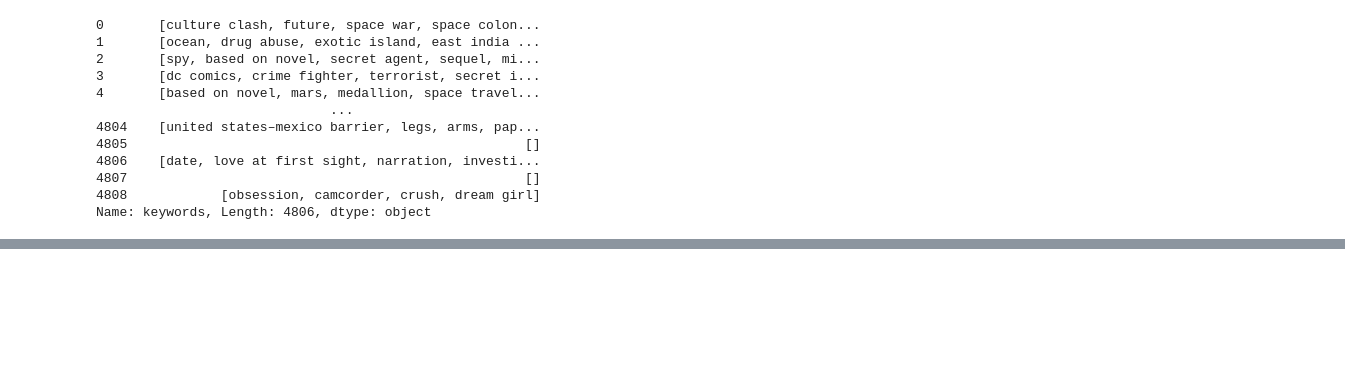
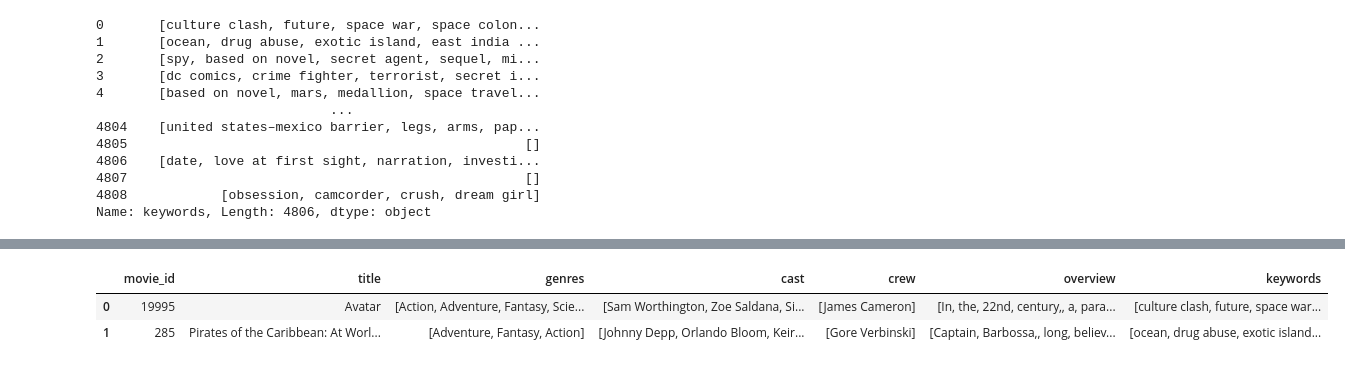
Before and after one commit to bharathchandra0915/E2E-Movie-Recommendation-Project, a Jupyter notebook: recommendation system.ipynb, the cells around one changed output, grey strips where cells are left out. Drawn from its saved outputs; the diff is of its cells as text; code cells hidden in the pictures; blank space fills up the shorter version.

```diff
--- a/recommendation system.ipynb
+++ b/recommendation system.ipynb
@@ -258,0 +254,3 @@ Name: keywords, Length: 4806, dtype: object
+# %%
+def convert_overview(series):
+    return series.split(' ')
@@ -258,0 +272,8 @@ Name: keywords, Length: 4806, dtype: object
+# %%
+movies['overview'] = movies['overview'].apply(convert_overview)
+# %%
+movies.head(2)
+# %% [output]
+|  | movie_id | title | genres | cast | crew | overview | keywords |
+| 0 | 19995 | Avatar | [Action, Adventure, Fantasy, Scie... | [Sam Worthington, Zoe Saldana, Si... | [James Cameron] | [In, the, 22nd, century,, a, para... | [culture clash, future, space war... |
+| 1 | 285 | Pirates of the Caribbean: At Worl... | [Adventure, Fantasy, Action] | [Johnny Depp, Orlando Bloom, Keir... | [Gore Verbinski] | [Captain, Barbossa,, long, believ... | [ocean, drug abuse, exotic island... |
```
Also changed, not shown: parts of 22 cells of this notebook.
